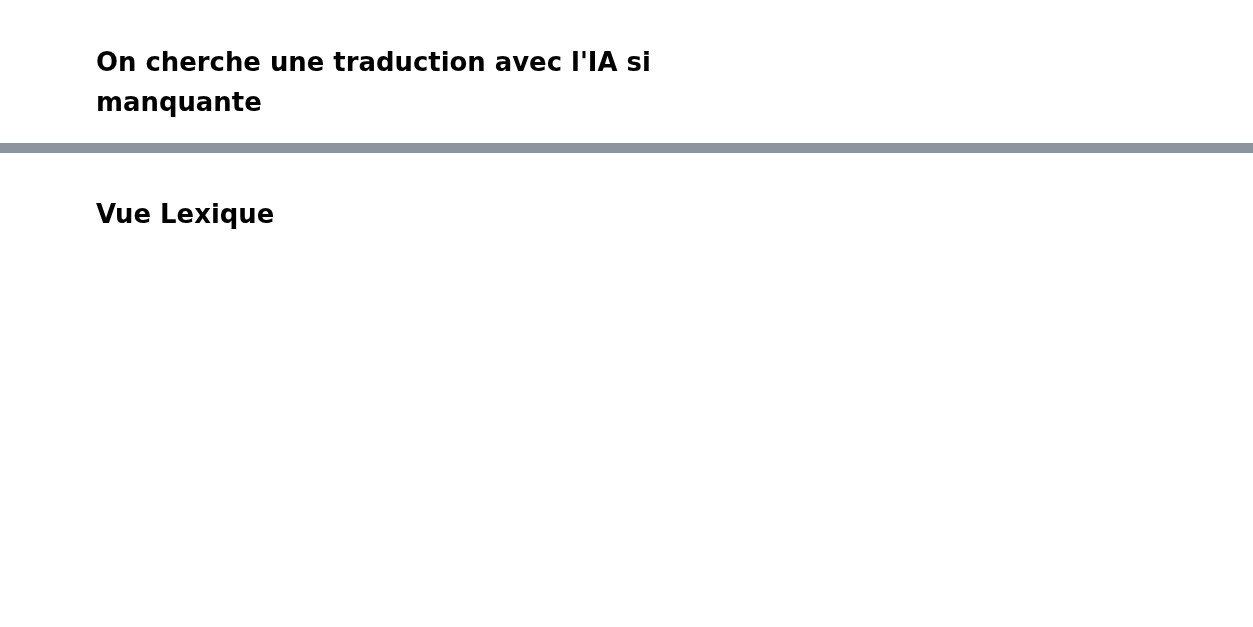
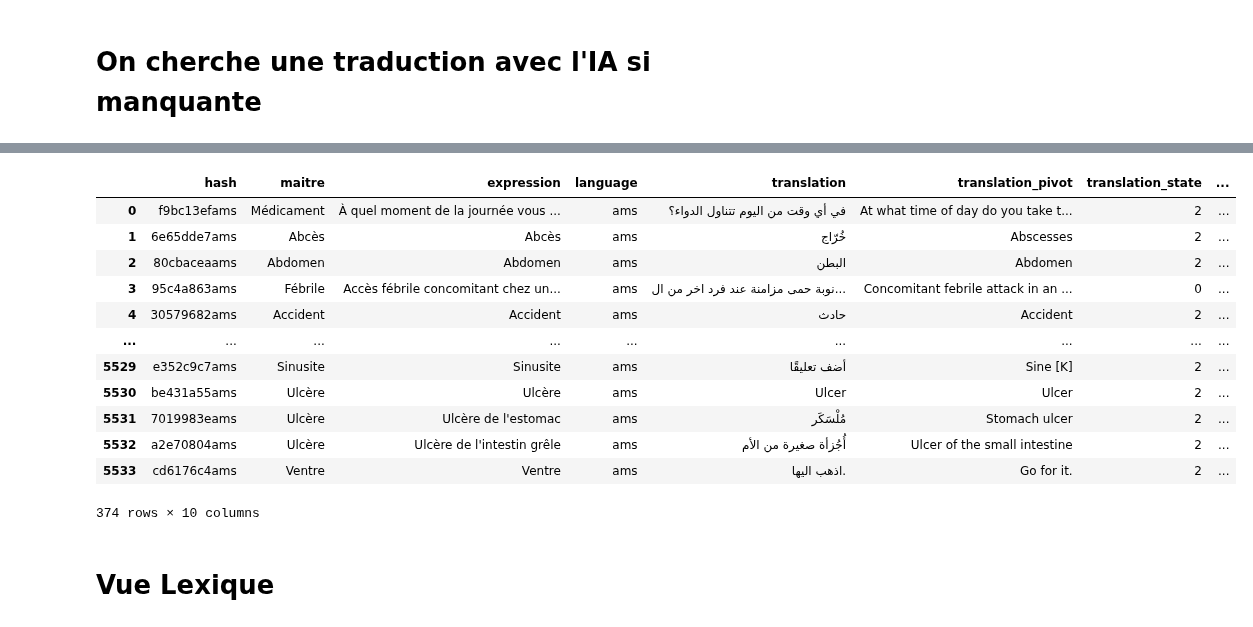
Before and after one commit to gretiere545/corpus, a Jupyter notebook: corpus_sync_airtable.ipynb, the cells around one changed output, grey strips where cells are left out. Cells and saved outputs as stored; diff of their text form; code cells hidden in the pictures; blank space fills up the shorter version.

```diff
--- a/corpus_sync_airtable.ipynb
+++ b/corpus_sync_airtable.ipynb
@@ -754 +853,9 @@ df_langdeck.loc[df_langdeck["translation_state"]==2]
+# %%
+from deep_translator import PonsTranslator
+filter = "ams"
+ai = 13
+df_langdeck_ai_temp[["translation_ai","translation_state","translation_ai_source"]] = df_langdeck_ai_temp[["translation","translation_pivot","language","translation_state"]].apply(
+    lambda x:fetch_translation_ia_deep_translator_pons(x[1],x[2], filter, ai),
+    axis=1,
+    result_type="expand")
 # %%
@@ -852,3 +877,26 @@ Go for it. : Hajrá.
+# %%
+df_langdeck_ai_temp["hash_ai"]=df_langdeck_ai_temp[["hash","translation_ai_source"]].apply(lambda x:x[0]+str(x[1]), axis=1)
+# %%
+df_langdeck_ai_temp = df_langdeck_ai_temp.drop(df_langdeck_ai_temp[df_langdeck_ai_temp["translation_ai_source"]==0].index)
+# %%
+frames = [df_langdeck_ai, df_langdeck_ai_temp]
+df_langdeck_ai = pd.concat(frames)
+# %%
+df_langdeck_ai.loc[df_langdeck_ai["translation_ai_source"]==13]
+# %% [output]
+|  | hash | maitre | expression | language | translation | translation_pivot | translation_state | ... |
+| 0 | f9bc13efams | Médicament | À quel moment de la journée vous ... | ams | في أي وقت من اليوم تتناول الدواء؟ | At what time of day do you take t... | 2 | ... |
+| 1 | 6e65dde7ams | Abcès | Abcès | ams | خُرّاج | Abscesses | 2 | ... |
+| 2 | 80cbaceaams | Abdomen | Abdomen | ams | البطن | Abdomen | 2 | ... |
+| 3 | 95c4a863ams | Fébrile | Accès fébrile concomitant chez un... | ams | نوبة حمى مزامنة عند فرد اخر من ال... | Concomitant febrile attack in an ... | 0 | ... |
+| 4 | 30579682ams | Accident | Accident | ams | حادث | Accident | 2 | ... |
+| ... | ... | ... | ... | ... | ... | ... | ... | ... |
+| 5529 | e352c9c7ams | Sinusite | Sinusite | ams | أضف تعليقًا | Sine [K] | 2 | ... |
+| 5530 | be431a55ams | Ulcère | Ulcère | ams | Ulcer | Ulcer | 2 | ... |
+| 5531 | 7019983eams | Ulcère | Ulcère de l'estomac | ams | مُلْسَكَر | Stomach ulcer | 2 | ... |
+| 5532 | a2e70804ams | Ulcère | Ulcère de l'intestin grêle | ams | أُجُزأة صغيرة من الأم | Ulcer of the small intestine | 2 | ... |
+| 5533 | cd6176c4ams | Ventre | Ventre | ams | اذهب اليها. | Go for it. | 2 | ... |
+374 rows × 10 columns
 # %%
 
 #df_langdeck["translation_ai_source"] = np.nan
```
Also changed, not shown: parts of 21 cells of this notebook.
